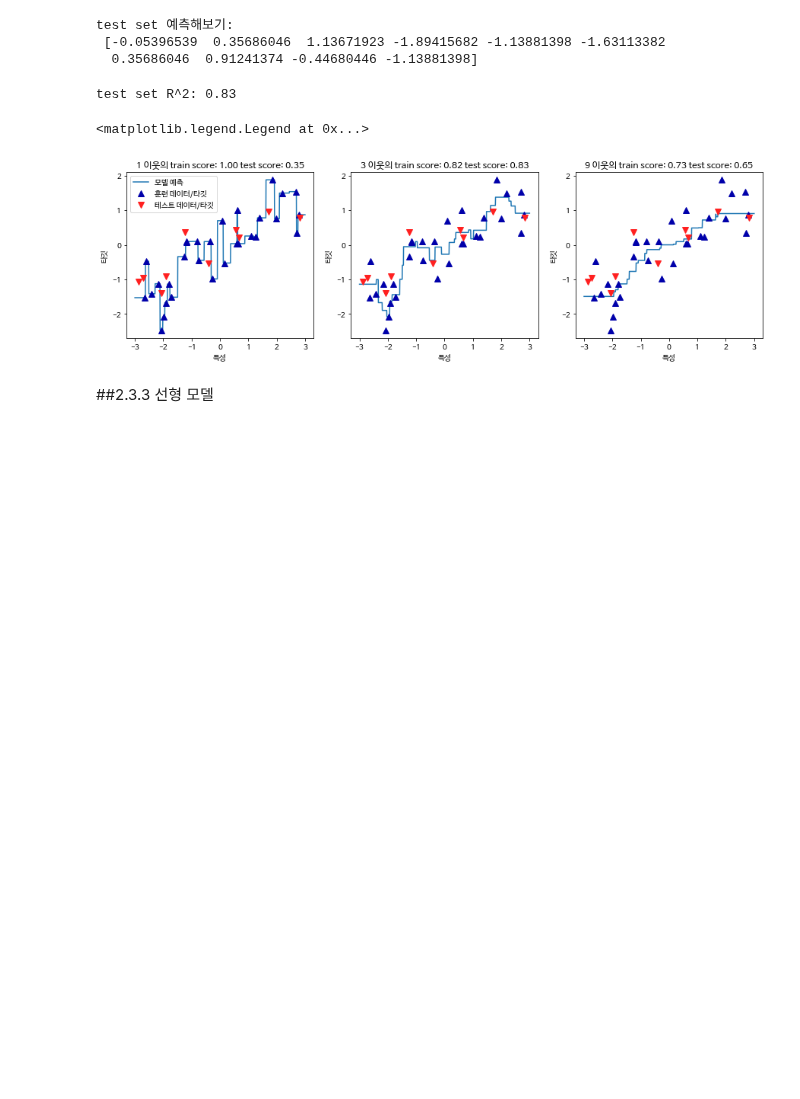
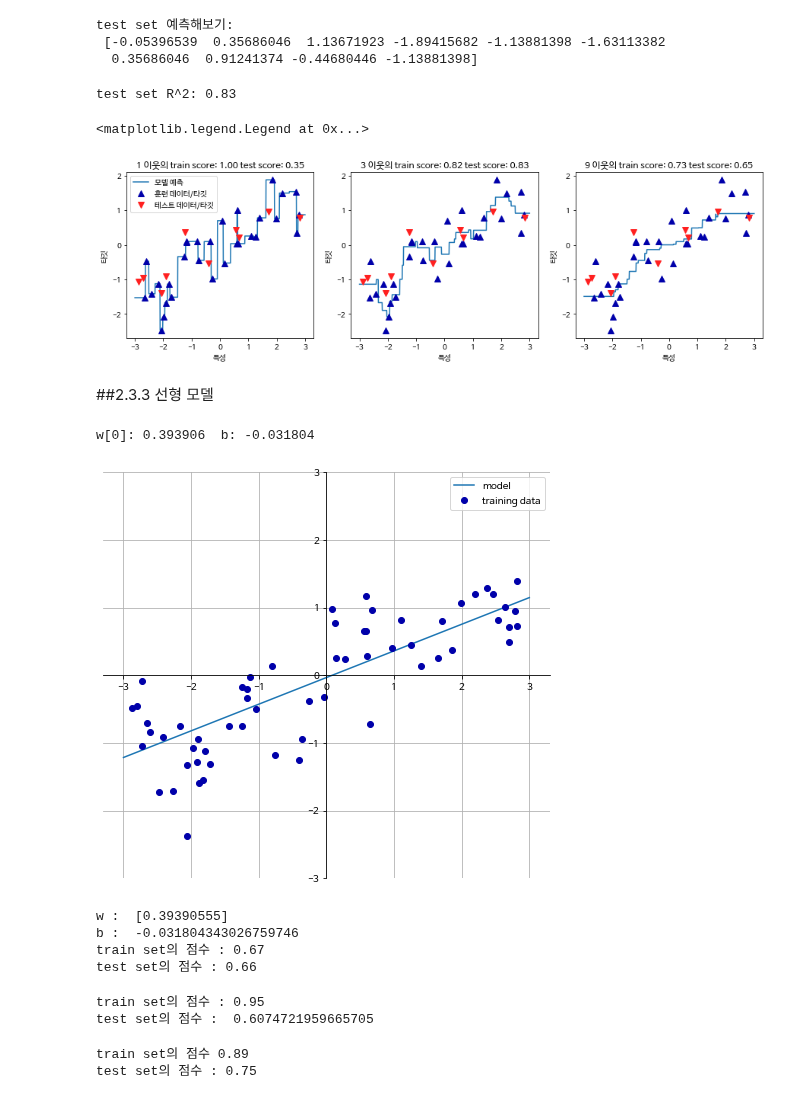
Before and after one commit to 1bin01/Machine-Learning, a Jupyter notebook: Introduction-to-Machine-Learning/Cp2_Supervised_learning.ipynb, the cells around one changed output. Cells and saved outputs as stored; diff of their text form; code cells hidden in the pictures; blank space fills up the shorter version.

```diff
--- a/Introduction-to-Machine-Learning/Cp2_Supervised_learning.ipynb
+++ b/Introduction-to-Machine-Learning/Cp2_Supervised_learning.ipynb
@@ -197,3 +197,49 @@ axes[0].legend(["모델 예측", "훈련 데이터/타깃", "테스트 데이터
 [figure]
 # %% [markdown]
 ##2.3.3 선형 모델
+# %%
+# 회귀의 선형 모델
+
+mglearn.plots.plot_linear_regression_wave()
+# %% [output]
+w[0]: 0.393906  b: -0.031804
+[figure, added]
+# %%
+# 선형 회귀(최소 제곱법)
+
+from sklearn.linear_model import LinearRegression
+
+X, y = mglearn.datasets.make_wave(n_samples = 60)
+X_train, X_test, y_train, y_test = train_test_split(X, y, random_state = 42)
+
+lr = LinearRegression().fit(X_train, y_train)
+print("w : ", lr.coef_)
+print("b : ", lr.intercept_)
+print("train set의 점수 : {:.2f}" .format(lr.score(X_train, y_train)))
+print("test set의 점수 : {:.2f}" .format(lr.score(X_test, y_test)))
+# %% [output]
+w :  [0.39390555]
+b :  -0.031804343026759746
+train set의 점수 : 0.67
+test set의 점수 : 0.66
+# %%
+# 특성이 많은 보스턴 주택가격에서 선형 모델 만들어보기(과대적합)
+
+X, y = mglearn.datasets.load_extended_boston()
+X_train, X_test, y_train, y_test = train_test_split(X, y, random_state = 0)
+lr = LinearRegression().fit(X_train, y_train)
+print("train set의 점수 : {:.2f}" .format(lr.score(X_train, y_train)))
+print("test set의 점수 : ", lr.score(X_test, y_test))
+# %% [output]
+train set의 점수 : 0.95
+test set의 점수 :  0.6074721959665705
+# %%
+# Ridge(리지 회귀) : 과대적합이 되지 않도록 특성이 주는 영향을 제한(규제)
+from sklearn.linear_model import Ridge
+
+ridge = Ridge().fit(X_train, y_train)
+print("train set의 점수 {:.2f}" .format(ridge.score(X_train, y_train)))
+print("test set의 점수 : {:.2f}" .format(ridge.score(X_test, y_test)))
+# %% [output]
+train set의 점수 0.89
+test set의 점수 : 0.75
```
Also changed, not shown: parts of 9 cells of this notebook.
